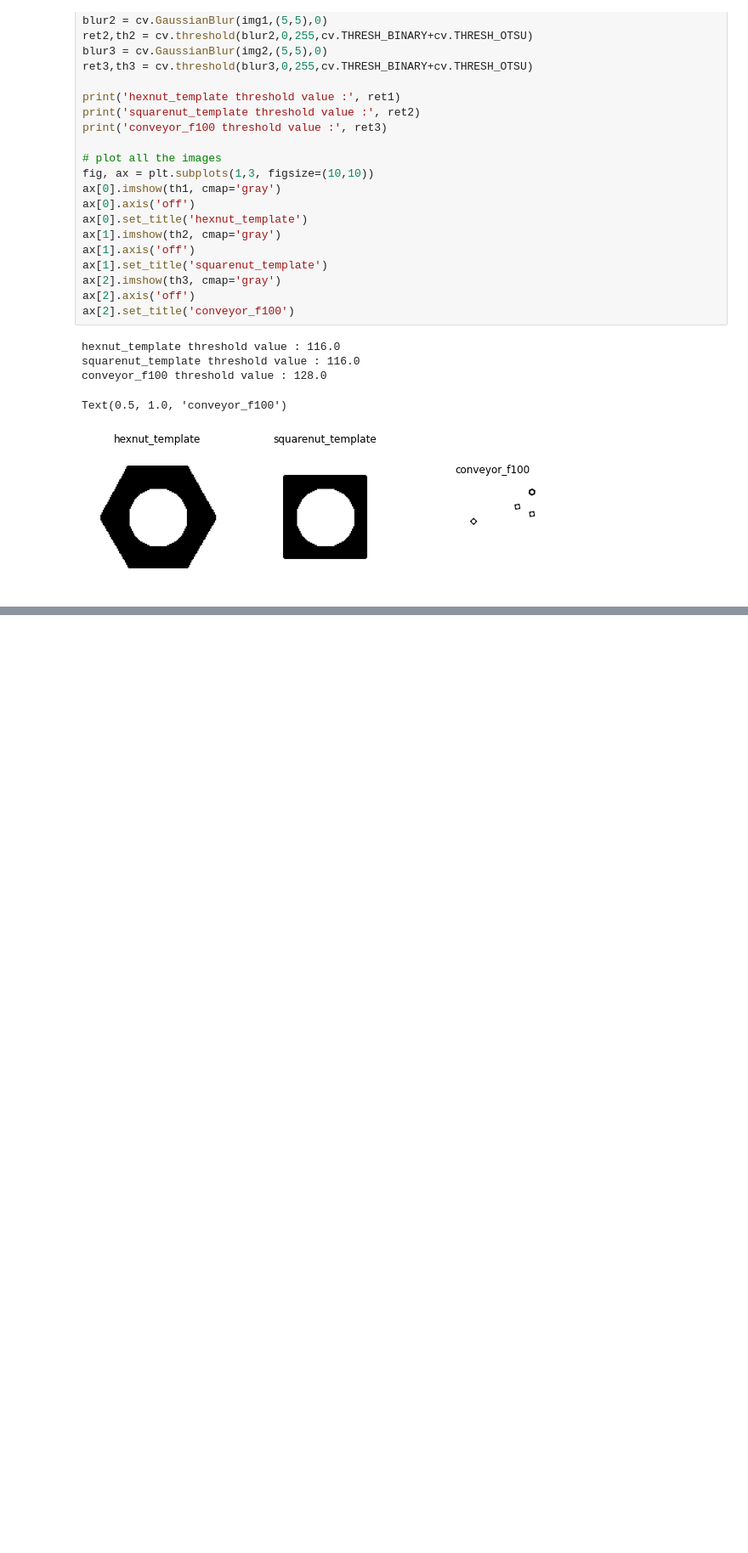
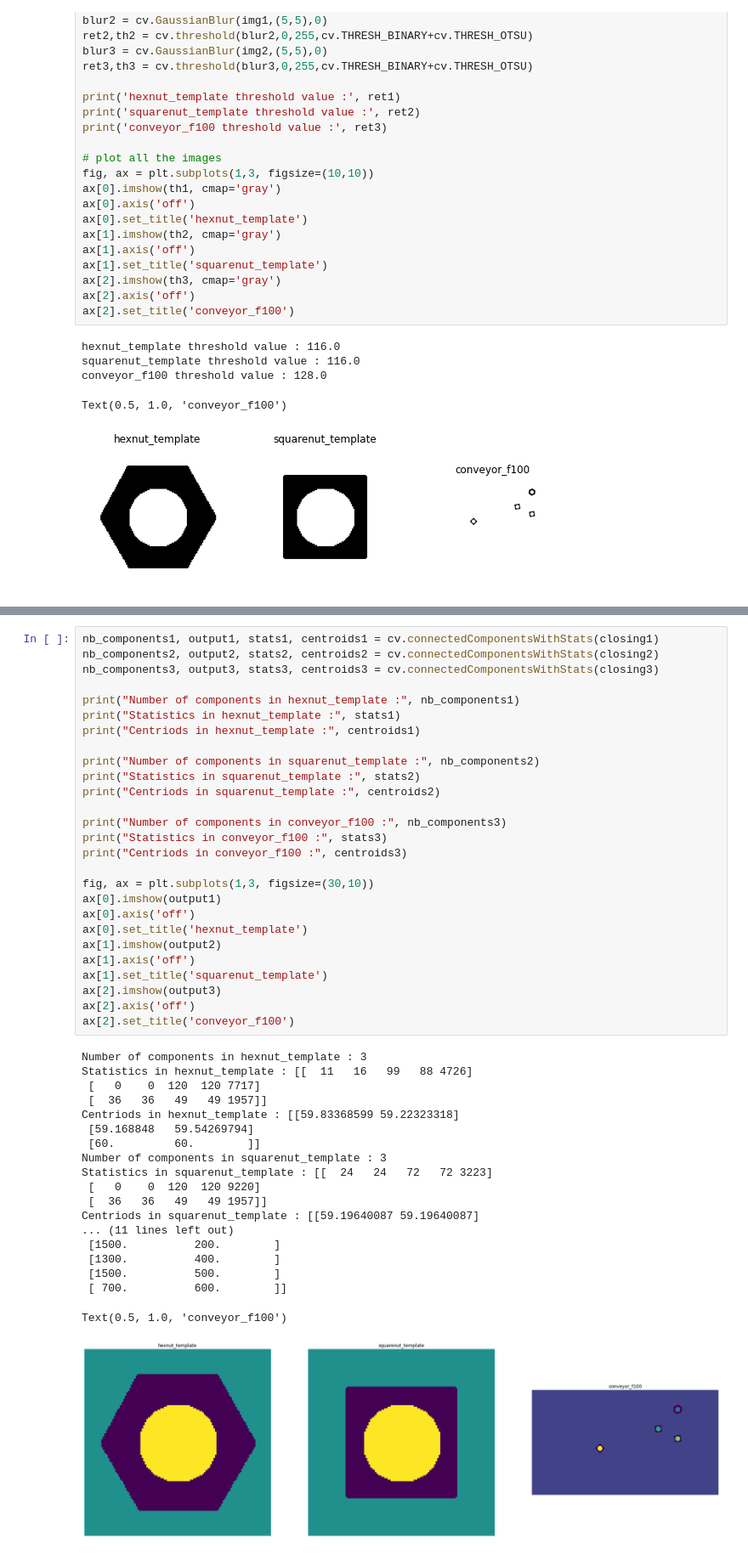
Before and after one commit to RaviduHM99/EN2550-Fundamentals-of-Image-Processing-and-Machine-Vision, a Jupyter notebook: Assignments/Assignment 3/Assignment_03.ipynb, the cells around one changed output, grey strips where cells are left out. Shown at 85% size. Cells and saved outputs as stored; diff of their text form; blank space fills up the shorter version.

```diff
--- a/Assignments/Assignment 3/Assignment_03.ipynb
+++ b/Assignments/Assignment 3/Assignment_03.ipynb
@@ -60,0 +78,47 @@ closing = cv.morphologyEx(img, cv.MORPH_CLOSE, kernel)
+# %%
+nb_components1, output1, stats1, centroids1 = cv.connectedComponentsWithStats(closing1)
+nb_components2, output2, stats2, centroids2 = cv.connectedComponentsWithStats(closing2)
+nb_components3, output3, stats3, centroids3 = cv.connectedComponentsWithStats(closing3)
+
+print("Number of components in hexnut_template :", nb_components1)
+print("Statistics in hexnut_template :", stats1)
+print("Centriods in hexnut_template :", centroids1)
+
+print("Number of components in squarenut_template :", nb_components2)
+print("Statistics in squarenut_template :", stats2)
+print("Centriods in squarenut_template :", centroids2)
+
+print("Number of components in conveyor_f100 :", nb_components3)
+print("Statistics in conveyor_f100 :", stats3)
+print("Centriods in conveyor_f100 :", centroids3)
+
+fig, ax = plt.subplots(1,3, figsize=(30,10))
+ax[0].imshow(output1)
+ax[0].axis('off')
+ax[0].set_title('hexnut_template')
+ax[1].imshow(output2)
+ax[1].axis('off')
+ax[1].set_title('squarenut_template')
+ax[2].imshow(output3)
+ax[2].axis('off')
+ax[2].set_title('conveyor_f100')
+# %% [output]
+Number of components in hexnut_template : 3
+Statistics in hexnut_template : [[  11   16   99   88 4726]
+ [   0    0  120  120 7717]
+ [  36   36   49   49 1957]]
+Centriods in hexnut_template : [[59.83368599 59.22323318]
+ [59.168848   59.54269794]
+ [60.         60.        ]]
+Number of components in squarenut_template : 3
+Statistics in squarenut_template : [[  24   24   72   72 3223]
+ [   0    0  120  120 9220]
+ [  36   36   49   49 1957]]
+Centriods in squarenut_template : [[59.19640087 59.19640087]
+... (11 lines left out)
+ [1500.          200.        ]
+ [1300.          400.        ]
+ [1500.          500.        ]
+ [ 700.          600.        ]]
+Text(0.5, 1.0, 'conveyor_f100')
+[figure, added]
```
Also changed, not shown: parts of 6 cells of this notebook.
